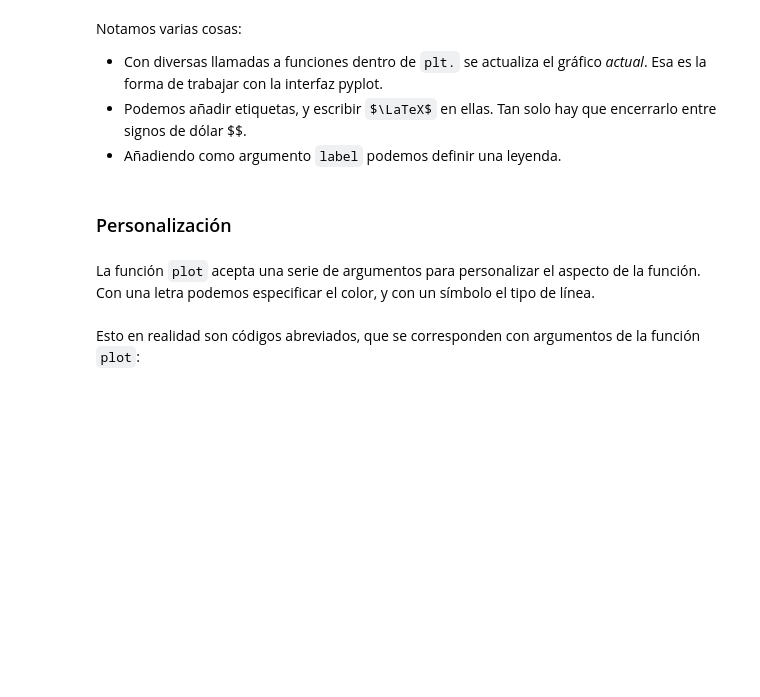
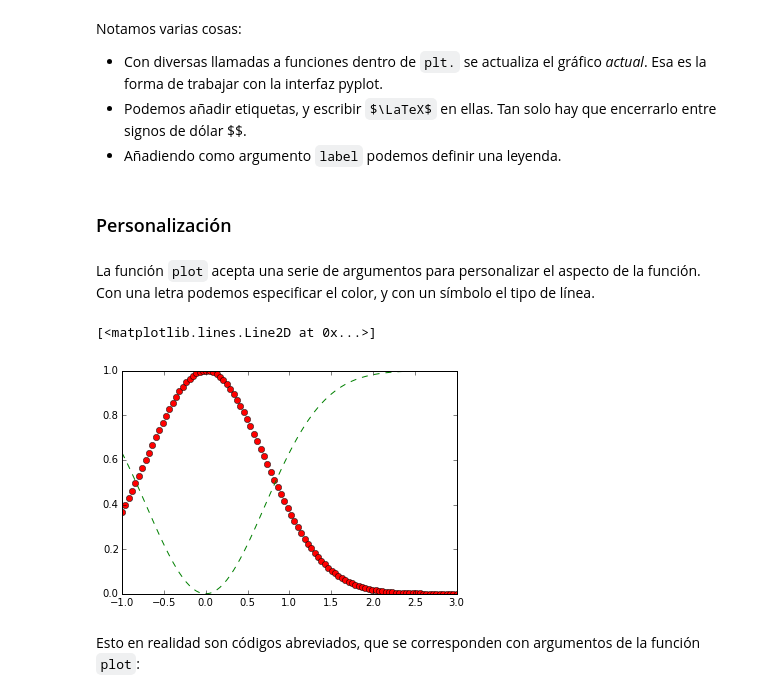
Before and after one commit to CAChemE/curso-python-cientifico, a Jupyter notebook: Notebooks/Clase2b_Visualizacion-matplotlib.ipynb, the cells around one changed output. Drawn from its saved outputs; the diff is of its cells as text; code cells hidden in the pictures; some formulas as TeX source; blank space fills up the shorter version.

```diff
--- a/Notebooks/Clase2b_Visualizacion-matplotlib.ipynb
+++ b/Notebooks/Clase2b_Visualizacion-matplotlib.ipynb
@@ -58,5 +86,11 @@ Notamos varias cosas:
 ### Personalización
 # %% [markdown]
 La función `plot` acepta una serie de argumentos para personalizar el aspecto de la función. Con una letra podemos especificar el color, y con un símbolo el tipo de línea.
+# %%
+plt.plot(x, f(x), 'ro')
+plt.plot(x, 1 - f(x), 'g--')
+# %% [output]
+[<matplotlib.lines.Line2D at 0x...>]
+[figure, added]
 # %% [markdown]
 Esto en realidad son códigos abreviados, que se corresponden con argumentos de la función `plot`:
```
Also changed, not shown: parts of 19 cells of this notebook, 1 other file.
